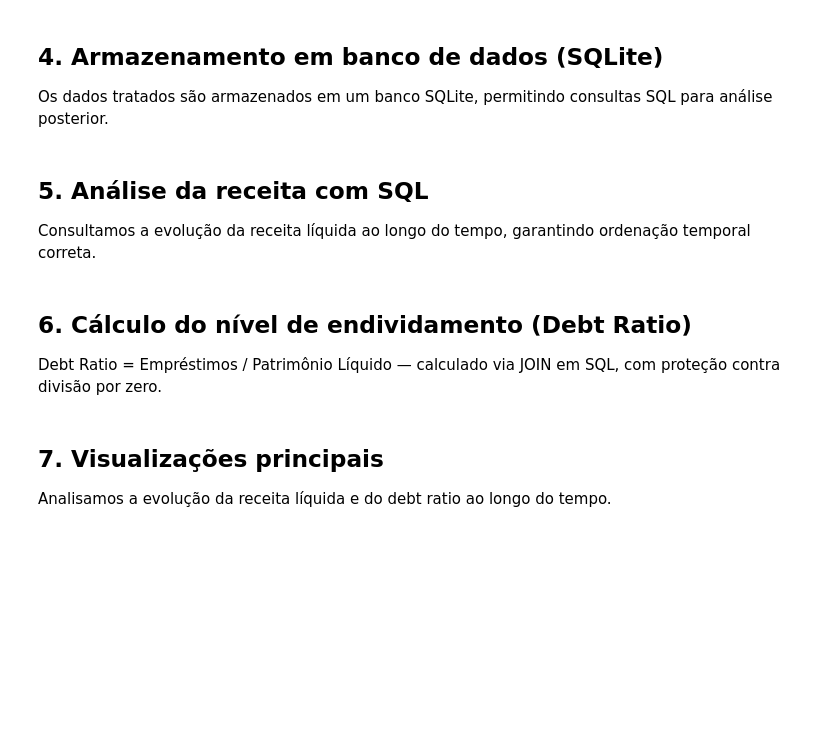
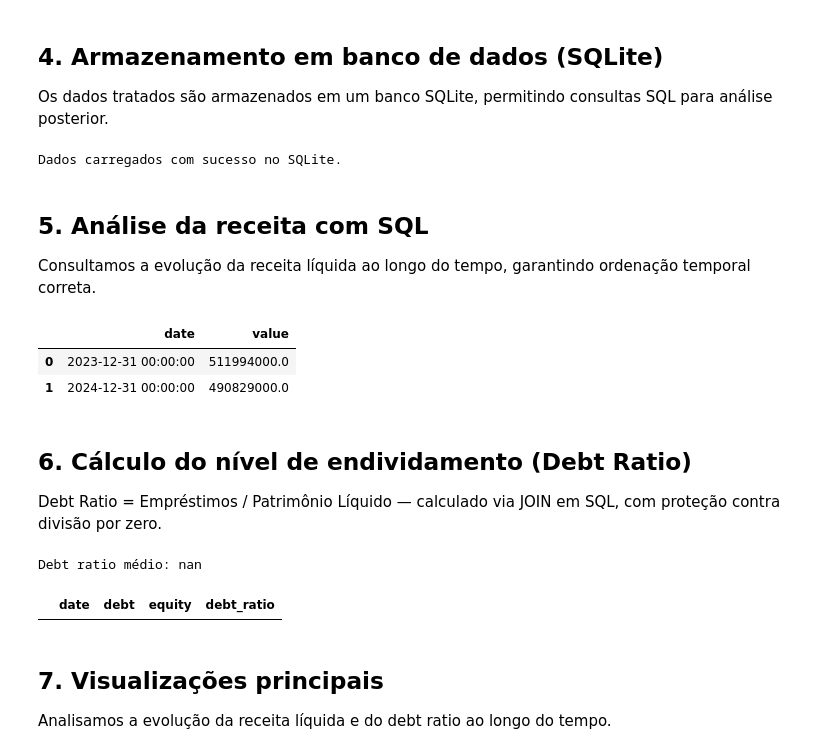
Before and after one commit to MatheusverasMV/petrobras-cvm-accounting-anomaly-detectorr, a Jupyter notebook: notebooks/petrobras_analysis.ipynb, the cells around one changed output. Saved outputs shown, nothing was run; the diff lists cells and outputs as text; code cells hidden in the pictures; blank space fills up the shorter version.

```diff
--- a/notebooks/petrobras_analysis.ipynb
+++ b/notebooks/petrobras_analysis.ipynb
@@ -101,20 +111,28 @@ df_bpp = df_bpp.rename(columns={
     "VL_CONTA": "value"
 })
 
+df_bpp["value"] = pd.to_numeric(df_bpp["value"], errors="coerce")
 df_bpp.to_sql("balance_sheet", conn, if_exists="replace", index=False)
 print("Dados carregados com sucesso no SQLite.")
+# %% [output]
+Dados carregados com sucesso no SQLite.
 # %% [markdown]
 ## 5. Análise da receita com SQL
 Consultamos a evolução da receita líquida ao longo do tempo, garantindo ordenação temporal correta.
 # %%
 query = """
 SELECT date, value
 FROM financial_statements
 WHERE account = 'Receita de Venda de Bens e/ou Serviços'
 ORDER BY date
 """
 revenue = pd.read_sql(query, conn)
+revenue["value"] = pd.to_numeric(revenue["value"], errors="coerce")
 revenue.head()
+# %% [output]
+|  | date | value |
+| 0 | 2023-12-31 00:00:00 | 511994000.0 |
+| 1 | 2024-12-31 00:00:00 | 490829000.0 |
 # %% [markdown]
 ## 6. Cálculo do nível de endividamento (Debt Ratio)
 Debt Ratio = Empréstimos / Patrimônio Líquido — calculado via JOIN em SQL, com proteção contra divisão por zero.
@@ -133,10 +151,14 @@ WHERE a.account = 'Empréstimos e Financiamentos'
   AND b.value != 0
 """
 debt_ratio = pd.read_sql(query, conn)
+debt_ratio["debt_ratio"] = pd.to_numeric(debt_ratio["debt_ratio"], errors="coerce")
 
 avg_debt = debt_ratio["debt_ratio"].mean()
 print(f"Debt ratio médio: {avg_debt:.2f}")
 debt_ratio.head()
+# %% [output]
+Debt ratio médio: nan
+|  | date | debt | equity | debt_ratio |
 # %% [markdown]
 ## 7. Visualizações principais
 Analisamos a evolução da receita líquida e do debt ratio ao longo do tempo.
```
Also changed, not shown: parts of 17 cells of this notebook, 3 other files.
